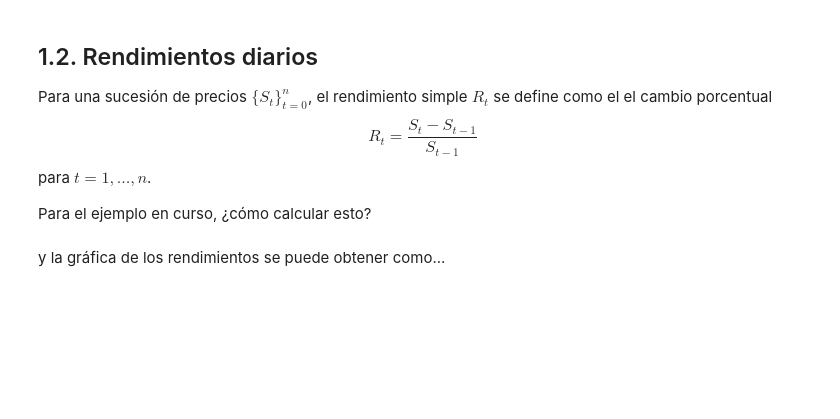
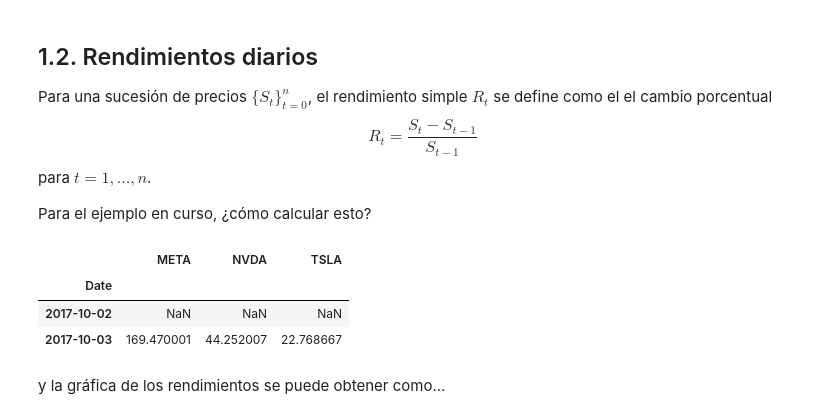
Before and after one commit to ArellanoMCarlos/SimMat_O2023, a Jupyter notebook: Montecarlo/Simulación de escenarios futuros.ipynb, the cells around one changed output. Saved outputs shown, nothing was run; the diff lists cells and outputs as text; code cells hidden in the pictures; blank space fills up the shorter version.

```diff
--- a/Montecarlo/Simulación de escenarios futuros.ipynb
+++ b/Montecarlo/Simulación de escenarios futuros.ipynb
@@ -85,3 +156,10 @@ $$
 para $t=1,\ldots,n$.
 
 Para el ejemplo en curso, ¿cómo calcular esto?
+# %%
+datos.shift().head(2) # Desfasa los precios una fila
+# %% [output]
+|  | META | NVDA | TSLA |
+| Date |  |  |  |
+| 2017-10-02 | NaN | NaN | NaN |
+| 2017-10-03 | 169.470001 | 44.252007 | 22.768667 |
```
Also changed, not shown: parts of 28 cells of this notebook.
